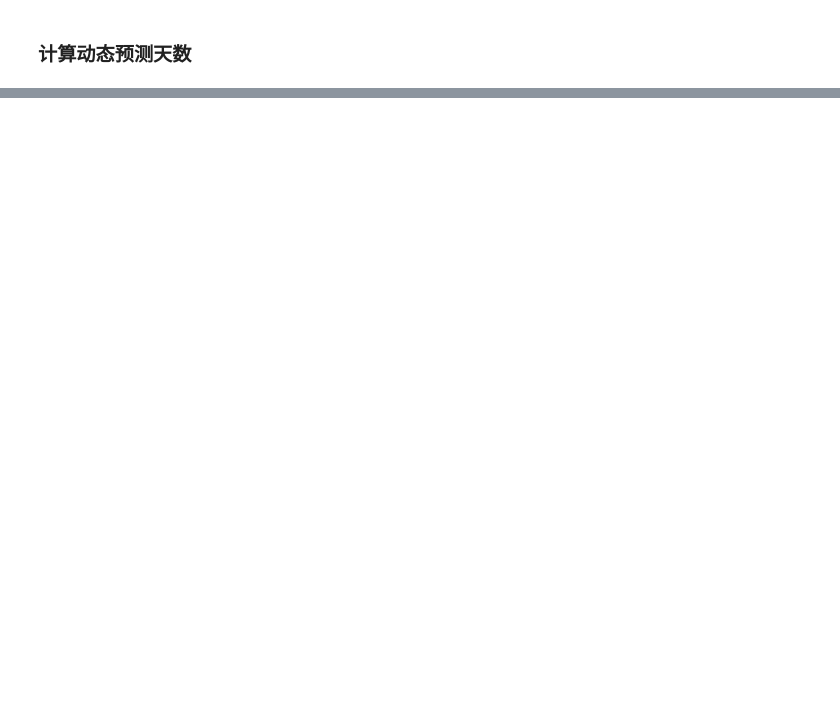
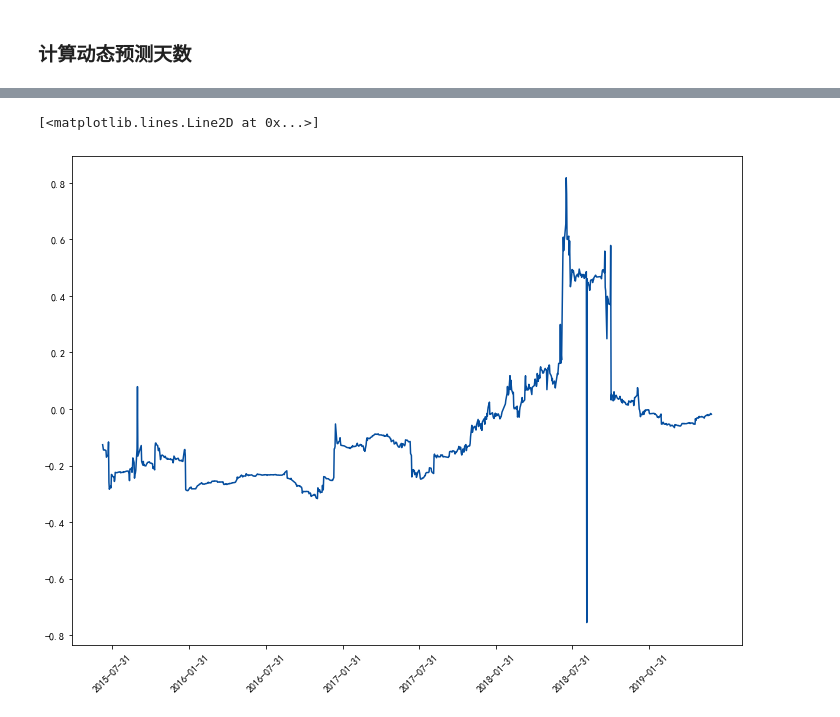
Before and after one commit to jyyskywalker/liquidity, a Jupyter notebook: code/net/Untitled1.ipynb, the cells around one changed output, grey strips where cells are left out. Saved outputs shown, nothing was run; the diff lists cells and outputs as text; code cells hidden in the pictures; blank space fills up the shorter version.

```diff
--- a/code/net/Untitled1.ipynb
+++ b/code/net/Untitled1.ipynb
@@ -326,0 +341,33 @@ array([[[1.        , 0.6593946 , 0.81503441],
+# %%
+#画出滚动360天，预测10天的公用事业动态图
+gundonggongyong = zeros(979)
+for i in range(979):
+    xishu_i = save_data_result[:,:,i]
+    for x in range(11):#对角变为0，求非对角元素
+        xishu_i[x,x] = 0
+    out_ = xishu_i.sum(axis = 0)[4]#第5列和（公用事业列）
+    in_ = xishu_i.sum(axis = 1)[4]#第5行和
+    net = out_ - in_
+    gundonggongyong[i] = net
+# %%
+gundonggongyong1 = pd.DataFrame(columns = ['values'])
+gundonggongyong1['values'] = gundonggongyong[0:969]
+
+#转换索引为datatimeindex形式才能画图
+gundonggongyong1.index = pd.to_datetime(data.index[369:])
+
+import matplotlib.pyplot as plt
+import matplotlib.dates as mdate
+from matplotlib.pyplot import rcParams
+plt.rcParams['axes.unicode_minus']=False
+rcParams['font.sans-serif'] = 'kaiti'
+values = gundonggongyong1['values']
+time = gundonggongyong1.index
+fig = plt.figure(figsize=(12,9))
+ax = plt.subplot(111)
+ax.xaxis.set_major_formatter(mdate.DateFormatter('%Y-%m-%d'))#显示日期
+plt.xticks(pd.date_range(time[0],time[-1],freq='6M'),rotation=45)
+ax.plot(time,values,color='#054E9F')
+# %% [output]
+[<matplotlib.lines.Line2D at 0x...>]
+[figure, added]
```
Also changed, not shown: parts of 20 cells of this notebook, 18 other files.
